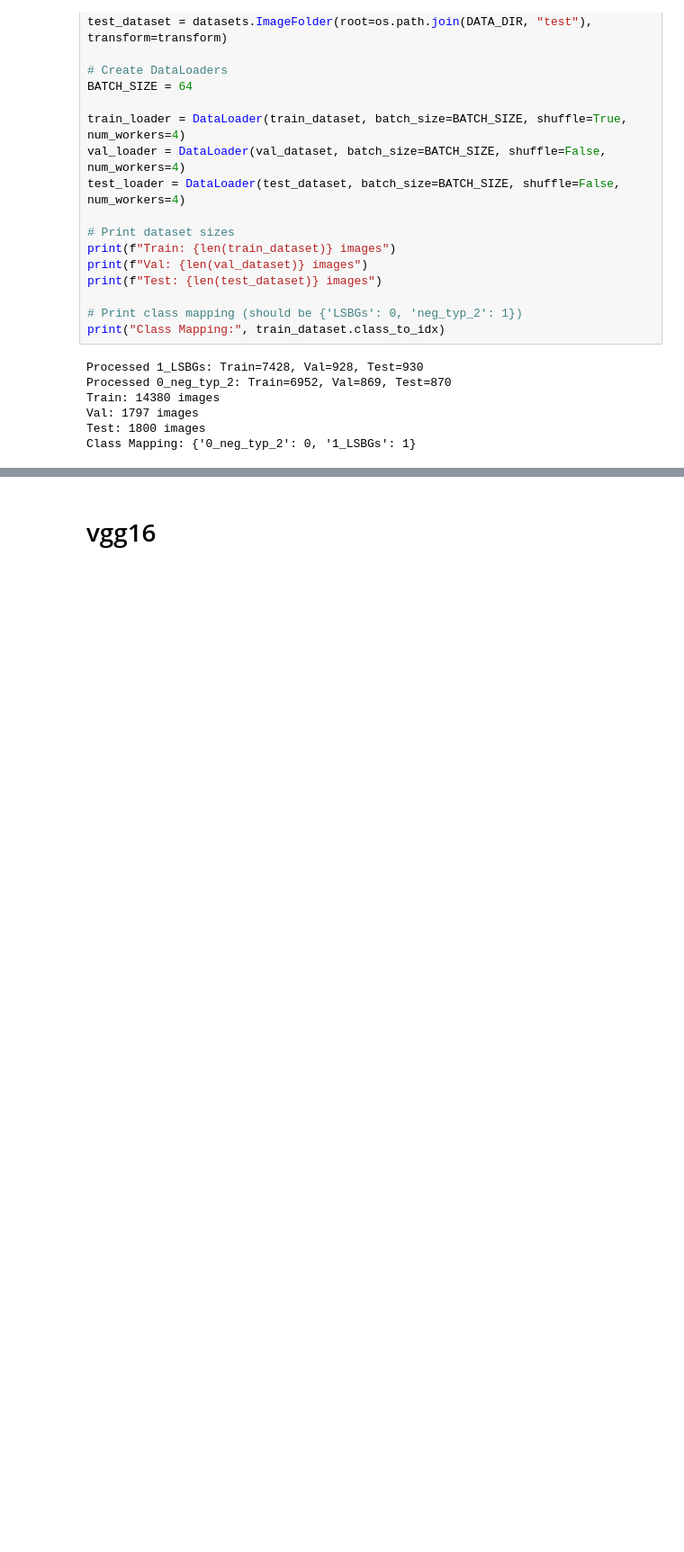
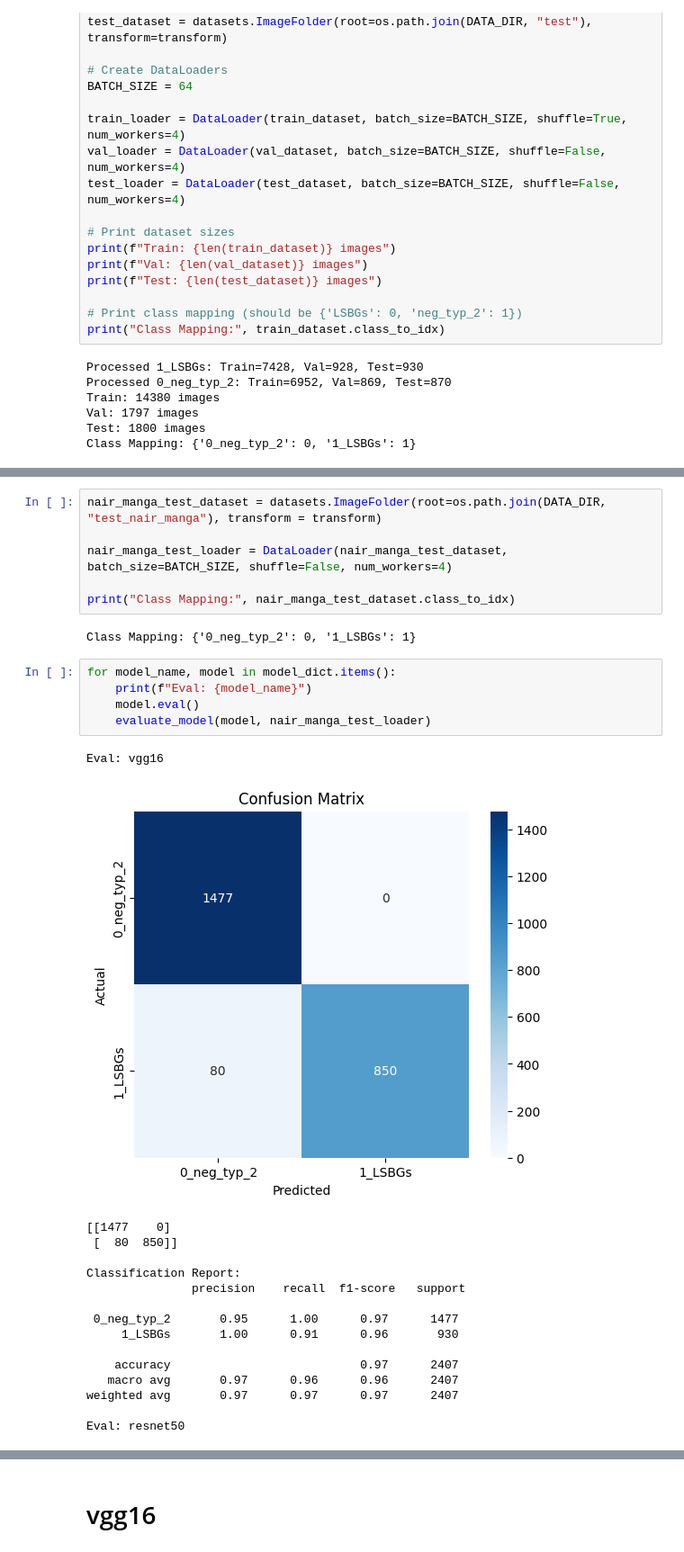
Before and after one commit to A01794892-tec-mx/deepShadows, a Jupyter notebook: modelBenchmarking.ipynb, the cells around one changed output, grey strips where cells are left out. Shown at 90% size. Drawn from its saved outputs; the diff is of its cells as text; blank space fills up the shorter version.

```diff
--- a/modelBenchmarking.ipynb
+++ b/modelBenchmarking.ipynb
@@ -369,0 +530,30 @@ Using device: cuda
+# %%
+nair_manga_test_dataset = datasets.ImageFolder(root=os.path.join(DATA_DIR, "test_nair_manga"), transform = transform)
+
+nair_manga_test_loader = DataLoader(nair_manga_test_dataset, batch_size=BATCH_SIZE, shuffle=False, num_workers=4)
+
+print("Class Mapping:", nair_manga_test_dataset.class_to_idx)
+# %% [output]
+Class Mapping: {'0_neg_typ_2': 0, '1_LSBGs': 1}
+# %%
+for model_name, model in model_dict.items():
+    print(f"Eval: {model_name}")
+    model.eval()
+    evaluate_model(model, nair_manga_test_loader)
+# %% [output]
+Eval: vgg16
+[figure, added]
+[[1477    0]
+ [  80  850]]
+
+Classification Report:
+               precision    recall  f1-score   support
+
+ 0_neg_typ_2       0.95      1.00      0.97      1477
+     1_LSBGs       1.00      0.91      0.96       930
+
+    accuracy                           0.97      2407
+   macro avg       0.97      0.96      0.96      2407
+weighted avg       0.97      0.97      0.97      2407
+
+Eval: resnet50
```
Also changed, not shown: parts of 13 cells of this notebook.
